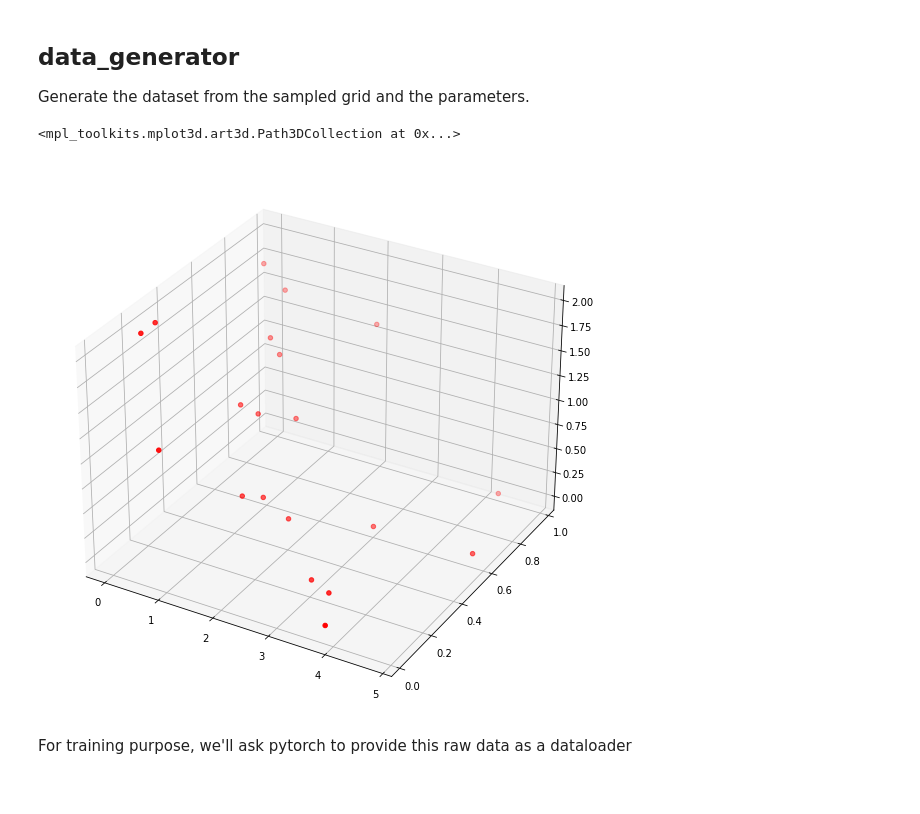
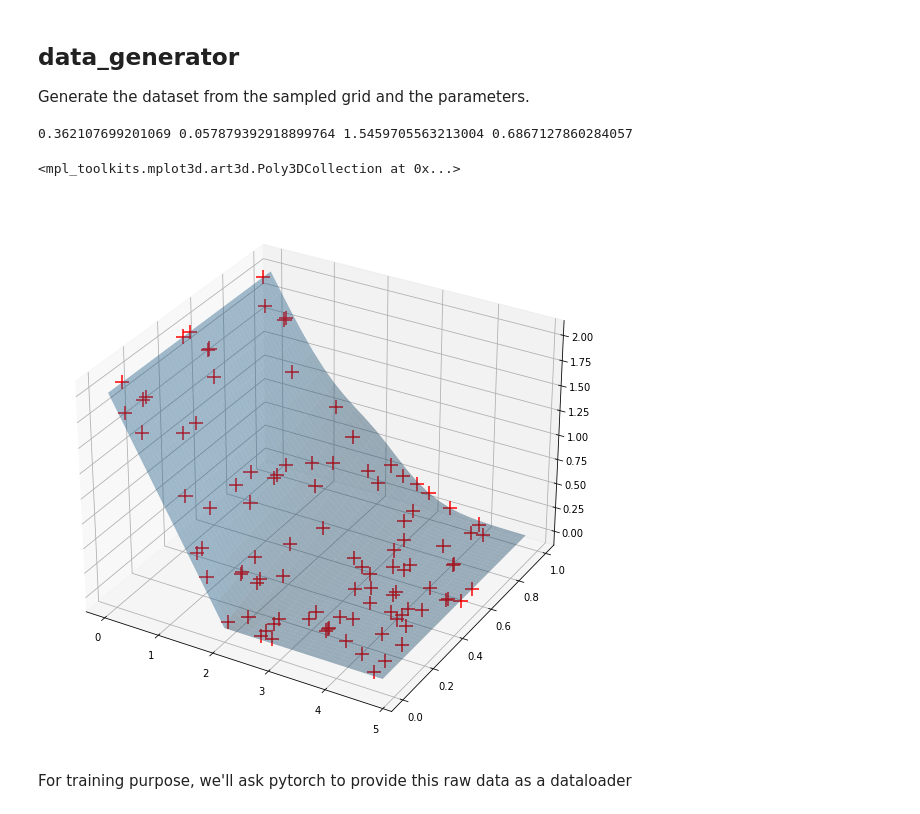
Before and after one commit to Serge-Andre-MASSON/ToyModel, a Jupyter notebook: data.ipynb, the cells around one changed output. Saved outputs shown, nothing was run; the diff lists cells and outputs as text; code cells hidden in the pictures.

```diff
--- a/data.ipynb
+++ b/data.ipynb
@@ -18,12 +18,12 @@ grid = Grid(
 )
 
 coordinates = Coordinates(grid)
-sample_size = 20
+sample_size = 100
 
 x, t = coordinates.get_random_coordinates(sample_size)
 
 def show(x, t):
-    plt.scatter(x, t)
+    plt.scatter(x, t, c='r')
     plt.grid()
     plt.xlabel("x")
     plt.ylabel("t")
@@ -68,12 +68,29 @@ raw_solution = data_generator.generate_data()
 # %%
 # Here is an illustration of what one item of input data looks like:
 fig = plt.figure(figsize=(10, 10))
 ax = fig.add_subplot(111, projection='3d')
 T, X = np.meshgrid(x, t)
-ax.scatter(x, t, raw_solution[0], c="r")
+ax.scatter(x, t, raw_solution[0], c="r", marker="+", s=200, alpha=1)
+
+# We solve the problem with set of parameters so we can see our data input
+# next to the real solution
+from direct_problem import ToyProblem, CSFTSolver
+alpha, beta, a, b = parameters.parameters_array[0]
+print(alpha, beta, a, b)
+problem = ToyProblem(alpha, beta, a, b, f)
+problem.set_grid(grid)
+problem.init_boundaries()
+
+solver = CSFTSolver(problem)
+u = solver.solve()[0]
+
+X, T = grid.meshed_grid()
+
+ax.plot_surface(X, T, u, alpha=0.4)
 # %% [output]
-<mpl_toolkits.mplot3d.art3d.Path3DCollection at 0x...>
+0.362107699201069 0.057879392918899764 1.5459705563213004 0.6867127860284057
+<mpl_toolkits.mplot3d.art3d.Poly3DCollection at 0x...>
-[figure, old version]
+[figure, new version]
 # %% [markdown]
 For training purpose, we'll ask pytorch to provide this raw data as a dataloader
 # %%
```
Also changed, not shown: parts of 3 cells of this notebook.
